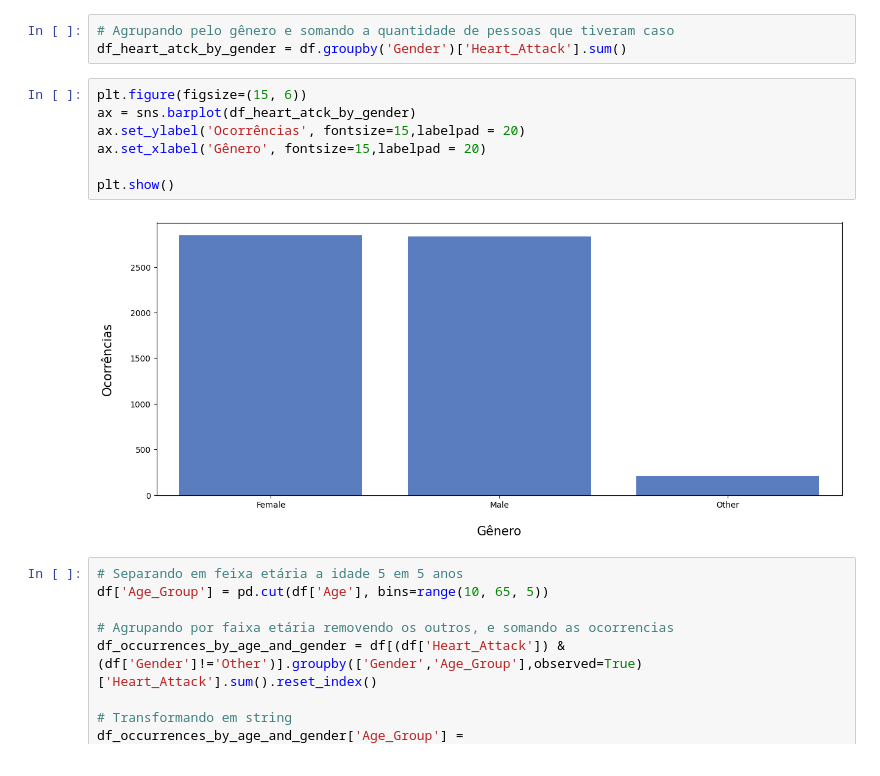
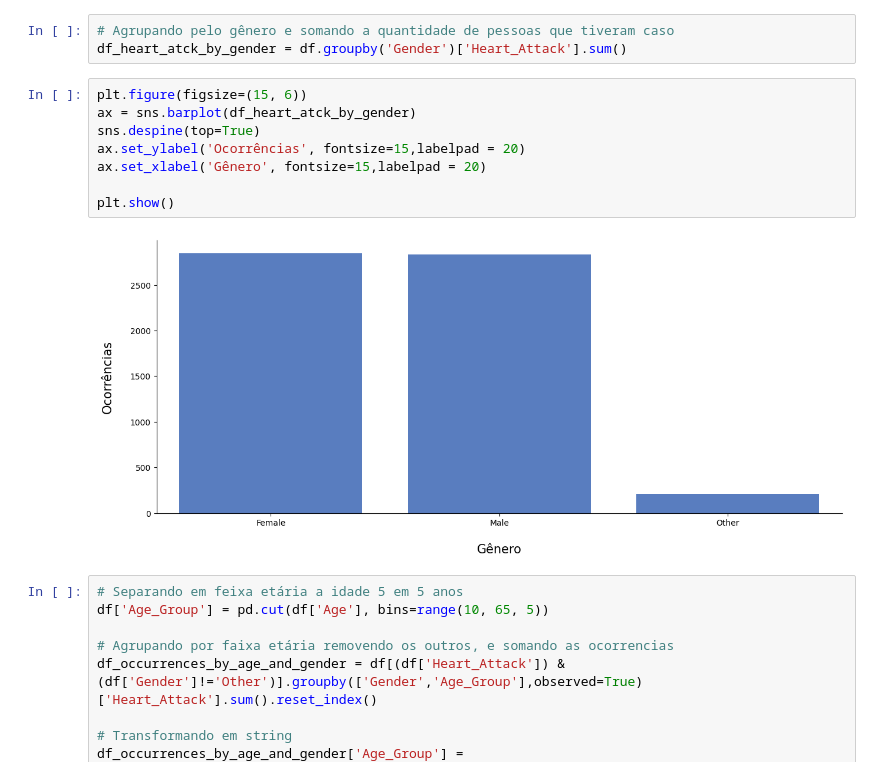
Before and after one commit to Gui-Leao/Heart-Attack-Prediction, a Jupyter notebook: EDA.ipynb, the cells around one changed output. Saved outputs shown, nothing was run; the diff lists cells and outputs as text.

```diff
--- a/EDA.ipynb
+++ b/EDA.ipynb
@@ -160,12 +160,13 @@ df_heart_atck_by_gender = df.groupby('Gender')['Heart_Attack'].sum()
 # %%
 plt.figure(figsize=(15, 6))
 ax = sns.barplot(df_heart_atck_by_gender)
+sns.despine(top=True)
 ax.set_ylabel('Ocorrências', fontsize=15,labelpad = 20)
 ax.set_xlabel('Gênero', fontsize=15,labelpad = 20)
 
 plt.show()
 # %% [output]
-[figure, old version]
+[figure, new version]
 # %%
 # Separando em feixa etária a idade 5 em 5 anos
 df['Age_Group'] = pd.cut(df['Age'], bins=range(10, 65, 5))
```
Also changed, not shown: parts of 39 cells of this notebook.
